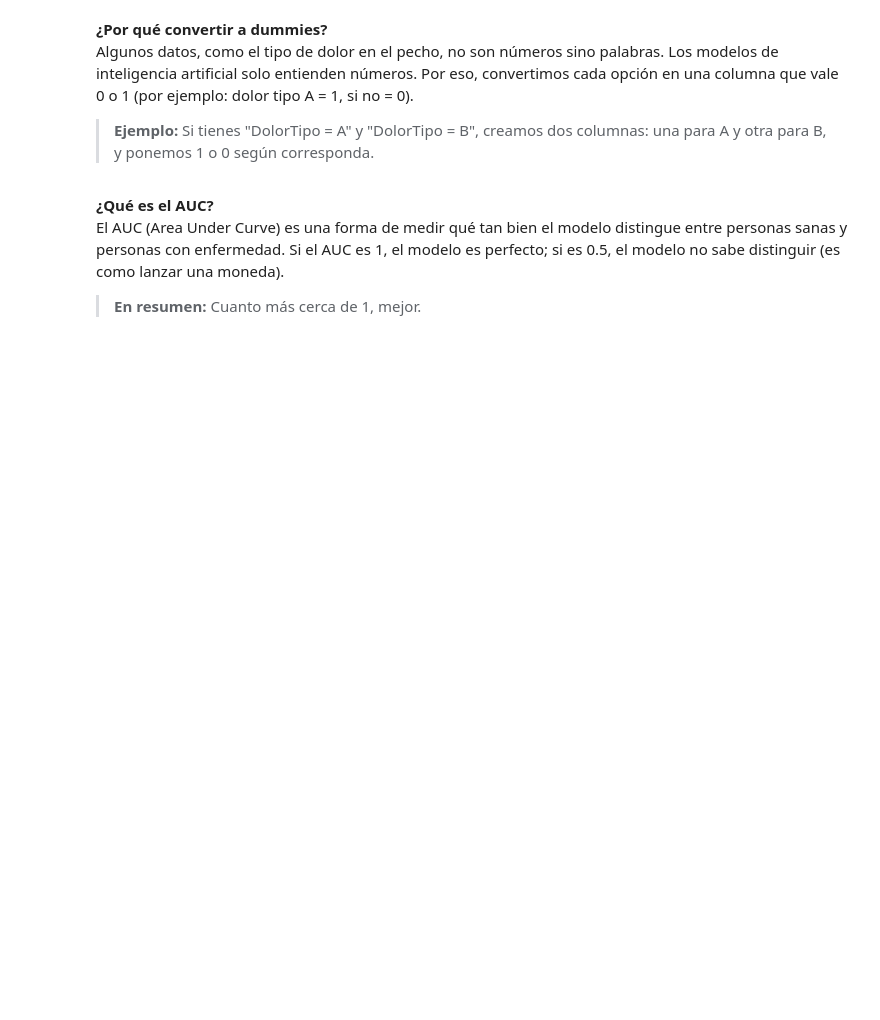
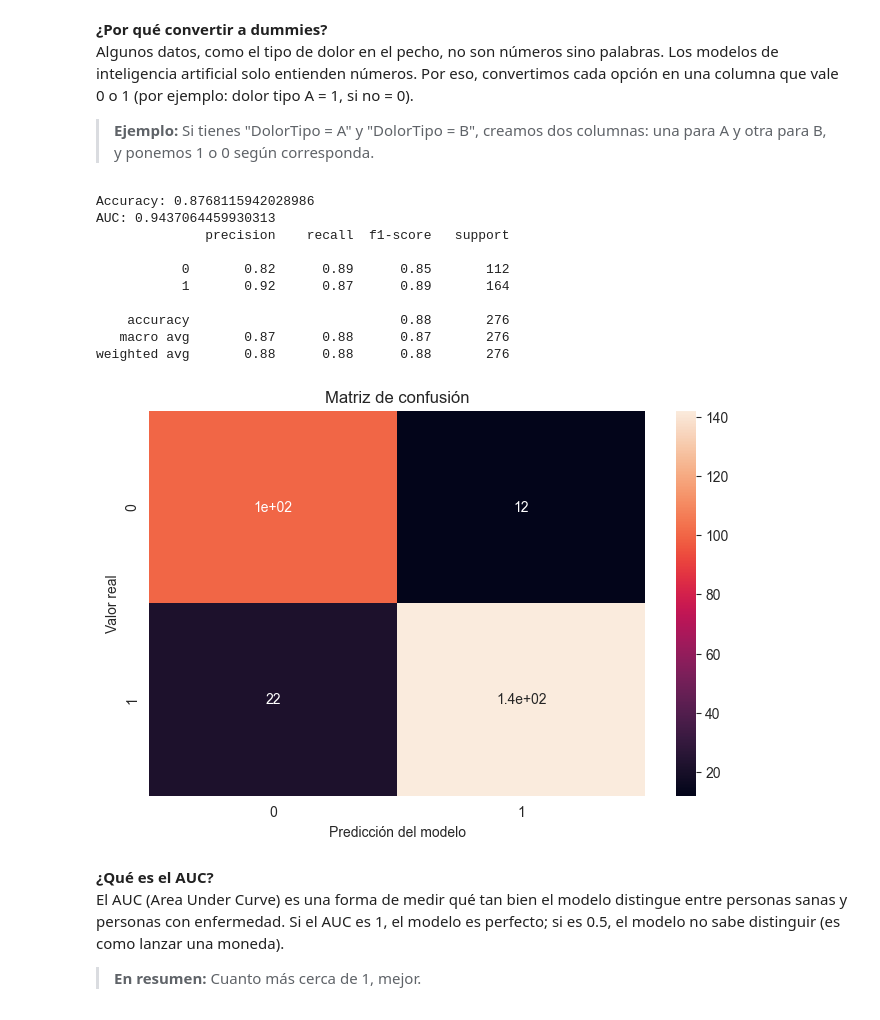
Before and after one commit to jafprofesor/IFCD093PO, a Jupyter notebook: 2025-10-28/Heart_Failure_Prediction_Dataset–Clasificación.ipynb, the cells around one changed output. Cells and saved outputs as stored; diff of their text form; code cells hidden in the pictures; blank space fills up the shorter version.

```diff
--- a/2025-10-28/Heart_Failure_Prediction_Dataset–Clasificación.ipynb
+++ b/2025-10-28/Heart_Failure_Prediction_Dataset–Clasificación.ipynb
@@ -80,31 +117,45 @@ X_train, X_test, y_train, y_test = train_test_split(X, y, test_size=0.3, random_
 # %%
 # PASO 6: Crear y probar el modelo de regresión logística
 # Este modelo intenta encontrar una fórmula para predecir sí/no
 from sklearn.linear_model import LogisticRegression
 from sklearn.metrics import accuracy_score, roc_auc_score, classification_report, confusion_matrix
-
+import warnings
+warnings.filterwarnings('ignore')  # Para no ver mensajes de advertencia
 # Creamos el modelo y lo entrenamos con los datos de entrenamiento
 logreg = LogisticRegression(max_iter=1000)
 logreg.fit(X_train, y_train)
 
 # Hacemos predicciones con los datos de prueba
 y_pred = logreg.predict(X_test)
-
+acc_logreg = accuracy_score(y_test, y_pred)
+auc_logreg = roc_auc_score(y_test, logreg.predict_proba(X_test)[:,1])
 # Mostramos qué porcentaje acierta el modelo (accuracy)
-print('Accuracy:', accuracy_score(y_test, y_pred))
+print('Accuracy:', acc_logreg)
 
 # Calculamos el AUC, que mide qué tan bien separa sanos de enfermos
-print('AUC:', roc_auc_score(y_test, logreg.predict_proba(X_test)[:,1]))
+print('AUC:', auc_logreg)
 
 # Mostramos un reporte más detallado (precisión, recall, etc.)
-print('Reporte de clasificación:\n', classification_report(y_test, y_pred))
+print(classification_report(y_test, y_pred))
 
 # Mostramos la matriz de confusión: cuántos aciertos y errores
 sns.heatmap(confusion_matrix(y_test, y_pred), annot=True)
 plt.title('Matriz de confusión')
 plt.xlabel('Predicción del modelo')
 plt.ylabel('Valor real')
 plt.show()
+# %% [output]
+Accuracy: 0.8768115942028986
+AUC: 0.9437064459930313
+              precision    recall  f1-score   support
+
+           0       0.82      0.89      0.85       112
+           1       0.92      0.87      0.89       164
+
+    accuracy                           0.88       276
+   macro avg       0.87      0.88      0.87       276
+weighted avg       0.88      0.88      0.88       276
+[figure, added]
 # %% [markdown]
 **¿Qué es el AUC?**
 El AUC (Area Under Curve) es una forma de medir qué tan bien el modelo distingue entre personas sanas y personas con enfermedad. Si el AUC es 1, el modelo es perfecto; si es 0.5, el modelo no sabe distinguir (es como lanzar una moneda).
```
Also changed, not shown: parts of 19 cells of this notebook.
